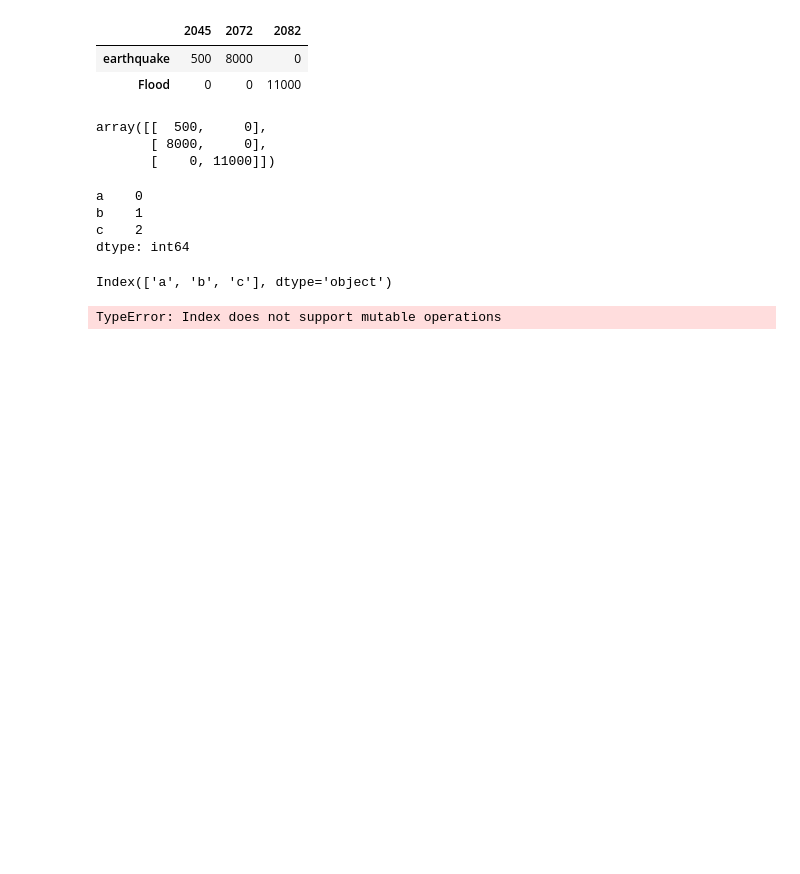
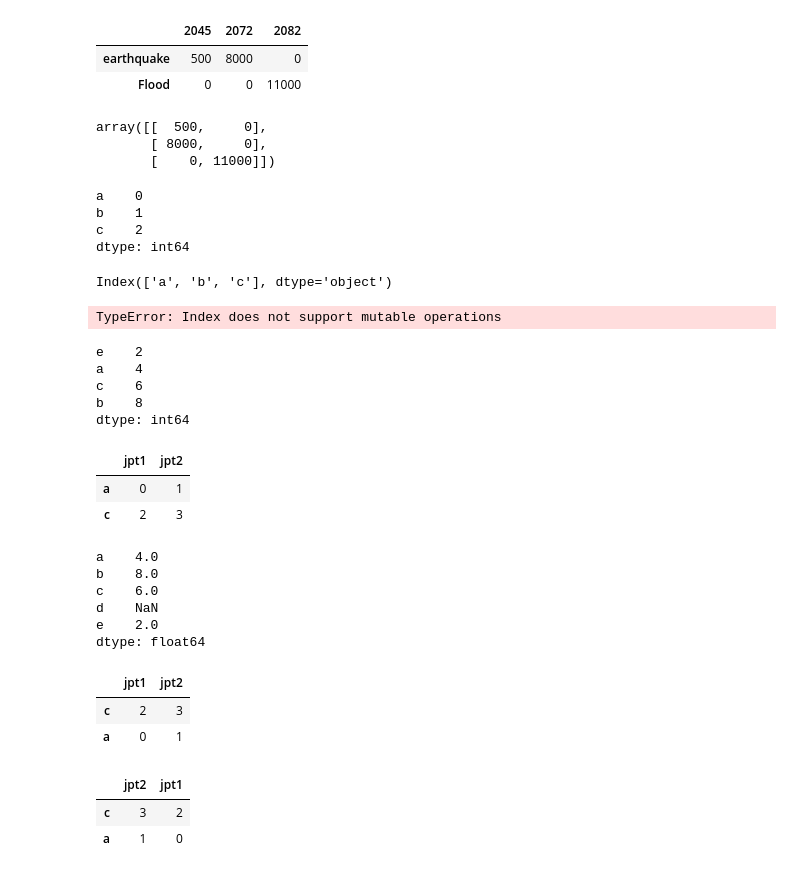
Before and after one commit to rohan3asnet/py2ML, a Jupyter notebook: panda.ipynb, the cells around one changed output. Cells and saved outputs as stored; diff of their text form; code cells hidden in the pictures; blank space fills up the shorter version.

Commit message:
reindexing

```diff
--- a/panda.ipynb
+++ b/panda.ipynb
@@ -313,3 +313,48 @@ Index(['a', 'b', 'c'], dtype='object')
 index[1]='d'
 # %% [output]
 TypeError: Index does not support mutable operations
+# %%
+#reindexing
+
+obj6=pd.Series([2,4,6,8], index=['e','a','c','b'])
+obj7=pd.DataFrame(np.arange(4).reshape((2,2)),
+                  index=['a','c'],
+                  columns=['jpt1','jpt2'])
+# %%
+obj6
+# %% [output]
+e    2
+a    4
+c    6
+b    8
+dtype: int64
+# %%
+obj7
+# %% [output]
+|  | jpt1 | jpt2 |
+| a | 0 | 1 |
+| c | 2 | 3 |
+# %%
+obj6=obj6.reindex(['a','b','c','d','e'])
+obj6
+# %% [output]
+a    4.0
+b    8.0
+c    6.0
+d    NaN
+e    2.0
+dtype: float64
+# %%
+obj7=obj7.reindex(index=['c','a'])
+obj7
+# %% [output]
+|  | jpt1 | jpt2 |
+| c | 2 | 3 |
+| a | 0 | 1 |
+# %%
+obj7=obj7.reindex(columns=['jpt2','jpt1'])
+obj7
+# %% [output]
+|  | jpt2 | jpt1 |
+| c | 3 | 2 |
+| a | 1 | 0 |
```
